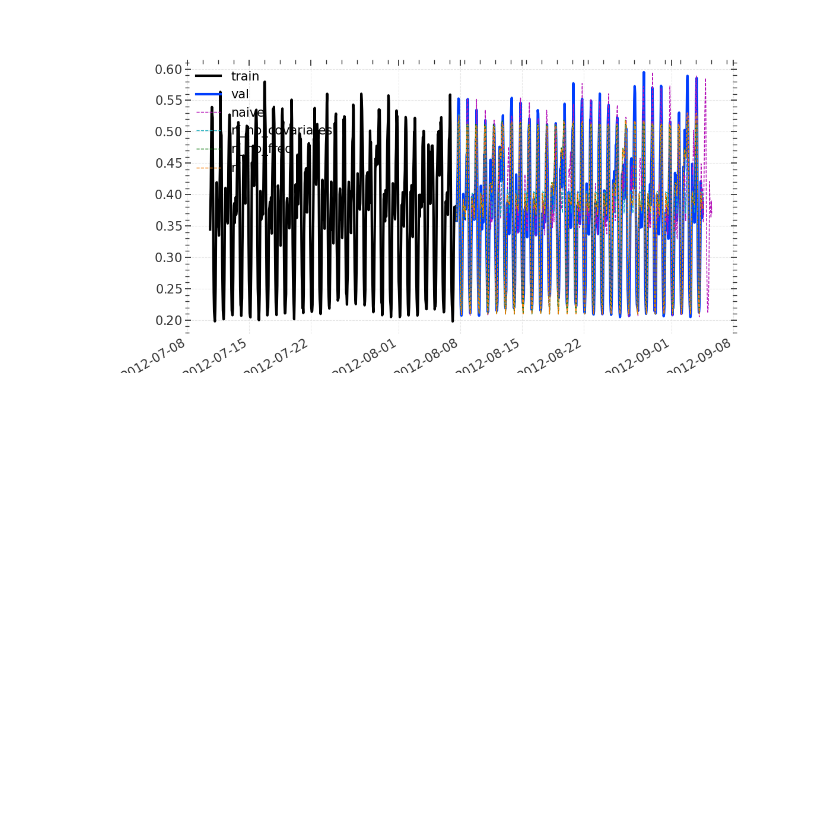
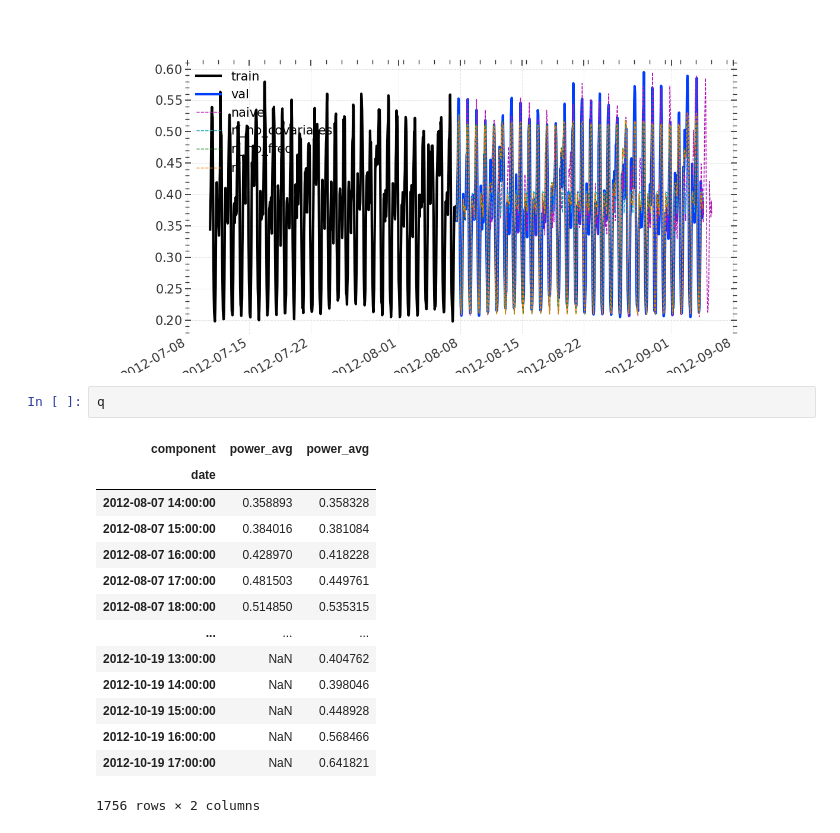
Before and after one commit to SergeiDBykov/swarm_energAIser, a Jupyter notebook: 1_exploratory_analysis/2_london/2_london_modelling.ipynb, the cells around one changed output. Drawn from its saved outputs; the diff is of its cells as text; blank space fills up the shorter version.

```diff
--- a/1_exploratory_analysis/2_london/2_london_modelling.ipynb
+++ b/1_exploratory_analysis/2_london/2_london_modelling.ipynb
@@ -169,3 +169,20 @@ rf_no_covariates mape: 5.36354
 rf_no_freq mape: 4.9617
 rf mape: 4.92034
 [figure]
+# %%
+q
+# %% [output]
+| component | power_avg | power_avg |
+| date |  |  |
+| 2012-08-07 14:00:00 | 0.358893 | 0.358328 |
+| 2012-08-07 15:00:00 | 0.384016 | 0.381084 |
+| 2012-08-07 16:00:00 | 0.428970 | 0.418228 |
+| 2012-08-07 17:00:00 | 0.481503 | 0.449761 |
+| 2012-08-07 18:00:00 | 0.514850 | 0.535315 |
+| ... | ... | ... |
+| 2012-10-19 13:00:00 | NaN | 0.404762 |
+| 2012-10-19 14:00:00 | NaN | 0.398046 |
+| 2012-10-19 15:00:00 | NaN | 0.448928 |
+| 2012-10-19 16:00:00 | NaN | 0.568466 |
+| 2012-10-19 17:00:00 | NaN | 0.641821 |
+1756 rows × 2 columns
```
Also changed, not shown: parts of 1 cell of this notebook, 4 other files.
